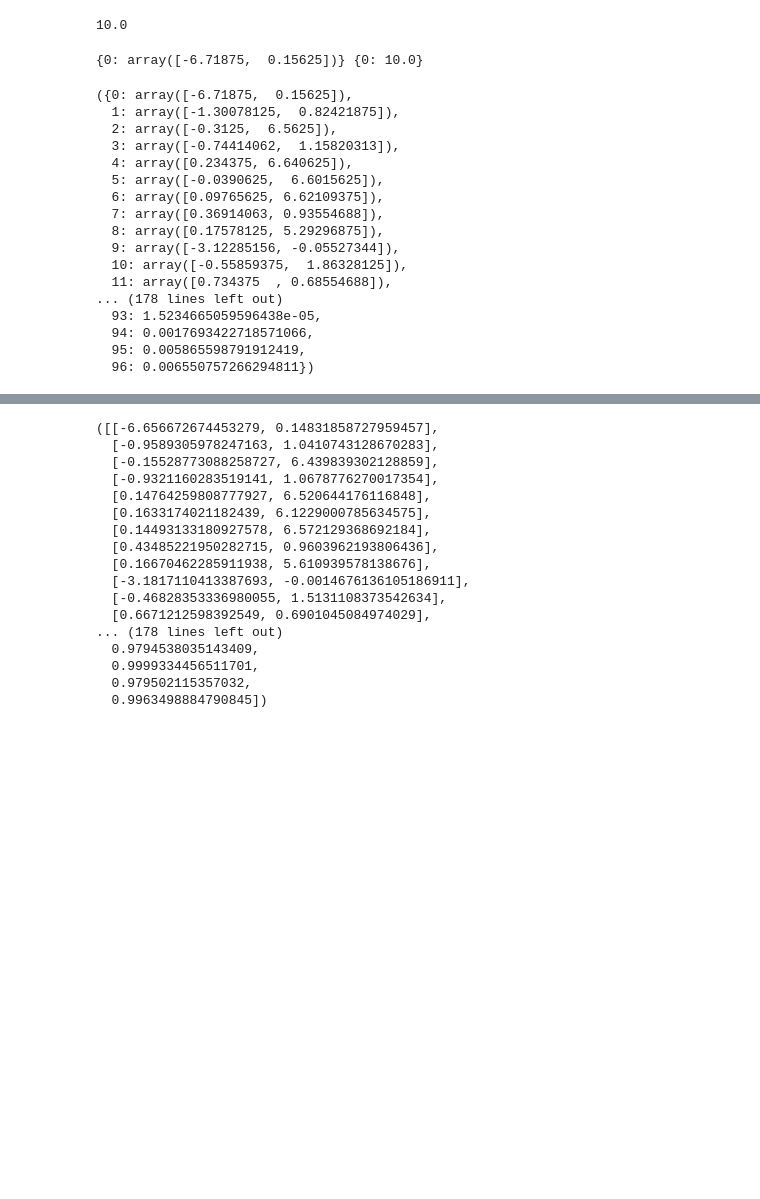
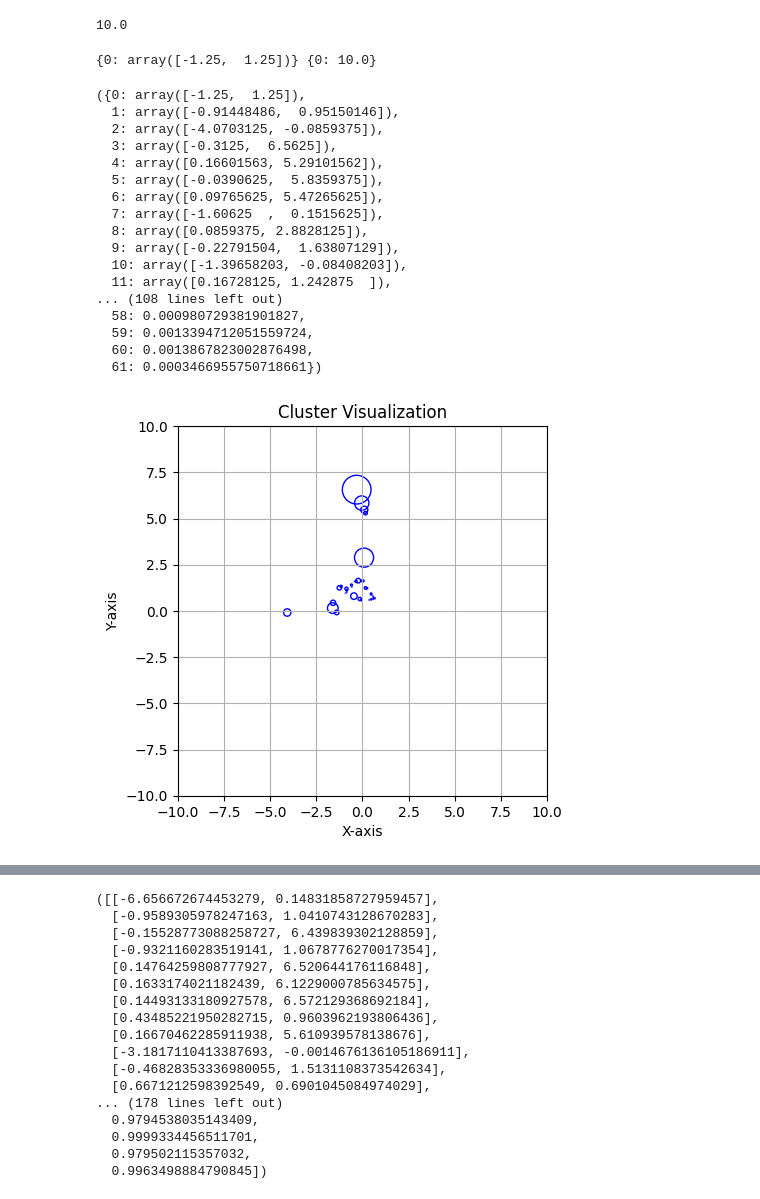
Before and after one commit to kevinsean-10/Thesis, a Jupyter notebook: code-4-2.ipynb, the cells around one changed output, grey strips where cells are left out. Saved outputs shown, nothing was run; the diff lists cells and outputs as text; code cells hidden in the pictures; blank space fills up the shorter version.

```diff
--- a/code-4-2.ipynb
+++ b/code-4-2.ipynb
@@ -6,7 +6,7 @@ import matplotlib.pyplot as plt
 # %% [markdown]
 Problem 1
 # %%
-m_cluster = 250
+m_cluster = 100
 gamma = 0.2
 epsilon = 10**(-3)
 delta = 0.01
@@ -218,7 +218,7 @@ cluster_center,cluster_radius = {},{}
 cluster_center[0],cluster_radius[0] = x_prime,radius
 print(cluster_center,cluster_radius)
 # %% [output]
-{0: array([-6.71875,  0.15625])} {0: 10.0}
+{0: array([-1.25,  1.25])} {0: 10.0}
 # %%
 # potential_cluster_center = []
 # F = objective_function(iter_points[0].T)
@@ -274,7 +277,9 @@ while k<k_cluster:
             fungam = F[0][i]
         else:
             fungam = F[i]
-        if fungam > gamma:
+        exist_in_cluster_center = any(np.linalg.norm(iter_points[k][i] - ctr) < epsilon for ctr in cluster_center[k])
+        # print(exist_in_cluster_center)
+        if (fungam > gamma) & (exist_in_cluster_center==False):
             potential_cluster_center.append(iter_points[k][i])
     # len(potential_cluster_center)
     # print('')
@@ -288,20 +293,44 @@ while k<k_cluster:
     k+=1
 cluster_center,cluster_radius
 # %% [output]
-({0: array([-6.71875,  0.15625]),
-  1: array([-1.30078125,  0.82421875]),
-  2: array([-0.3125,  6.5625]),
-  3: array([-0.74414062,  1.15820313]),
-  4: array([0.234375, 6.640625]),
-  5: array([-0.0390625,  6.6015625]),
-  6: array([0.09765625, 6.62109375]),
-  7: array([0.36914063, 0.93554688]),
-  8: array([0.17578125, 5.29296875]),
-  9: array([-3.12285156, -0.05527344]),
-  10: array([-0.55859375,  1.86328125]),
-  11: array([0.734375  , 0.68554688]),
-... (178 lines left out)
-  93: 1.5234665059596438e-05,
-  94: 0.0017693422718571066,
-  95: 0.005865598791912419,
-  96: 0.006550757266294811})
+({0: array([-1.25,  1.25]),
+  1: array([-0.91448486,  0.95150146]),
+  2: array([-4.0703125, -0.0859375]),
+  3: array([-0.3125,  6.5625]),
+  4: array([0.16601563, 5.29101562]),
+  5: array([-0.0390625,  5.8359375]),
+  6: array([0.09765625, 5.47265625]),
+  7: array([-1.60625  ,  0.1515625]),
+  8: array([0.0859375, 2.8828125]),
+  9: array([-0.22791504,  1.63807129]),
+  10: array([-1.39658203, -0.08408203]),
+  11: array([0.16728125, 1.242875  ]),
+... (108 lines left out)
+  58: 0.000980729381901827,
+  59: 0.0013394712051559724,
+  60: 0.0013867823002876498,
+  61: 0.0003466955750718661})
+# %%
+if dim != 2:
+    print(f"Dimension {dim} can be visualized using cluster_visualization2D.")
+"""Visualization"""
+fig, ax = plt.subplots()
+for center,radius in zip(cluster_center.values(),cluster_radius.values()):
+    circle = plt.Circle(center, radius, fill=False, linestyle='-', edgecolor='b')
+    ax.add_artist(circle)
+# Set axis limits
+ax.set_xlim(boundaries[0])
+ax.set_ylim(boundaries[1])
+# ax.autoscale_view()
+
+# Add a title and labels (optional)
+ax.set_title('Cluster Visualization')
+ax.set_xlabel('X-axis')
+ax.set_ylabel('Y-axis')
+
+# Show the plot
+plt.gca().set_aspect('equal', adjustable='box')  # Make the aspect ratio equal
+plt.grid(True)
+plt.show()
+# %% [output]
+[figure, added]
```
Also changed, not shown: parts of 8 cells of this notebook, 4 other files.
